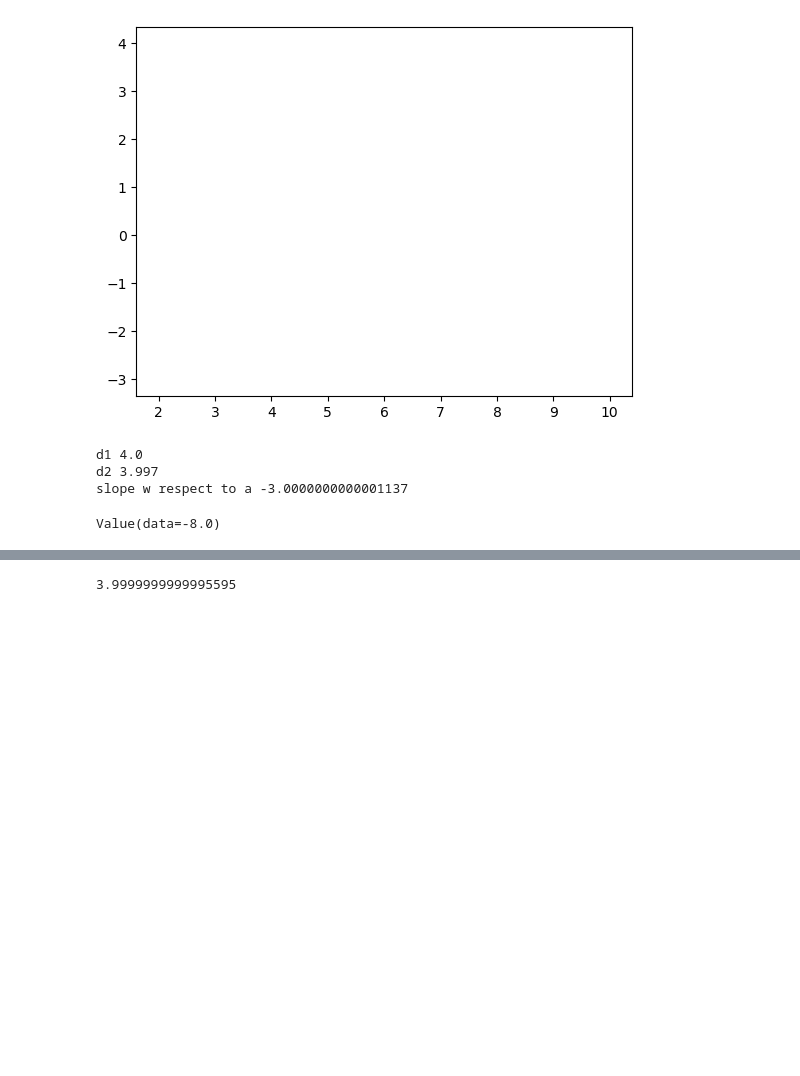
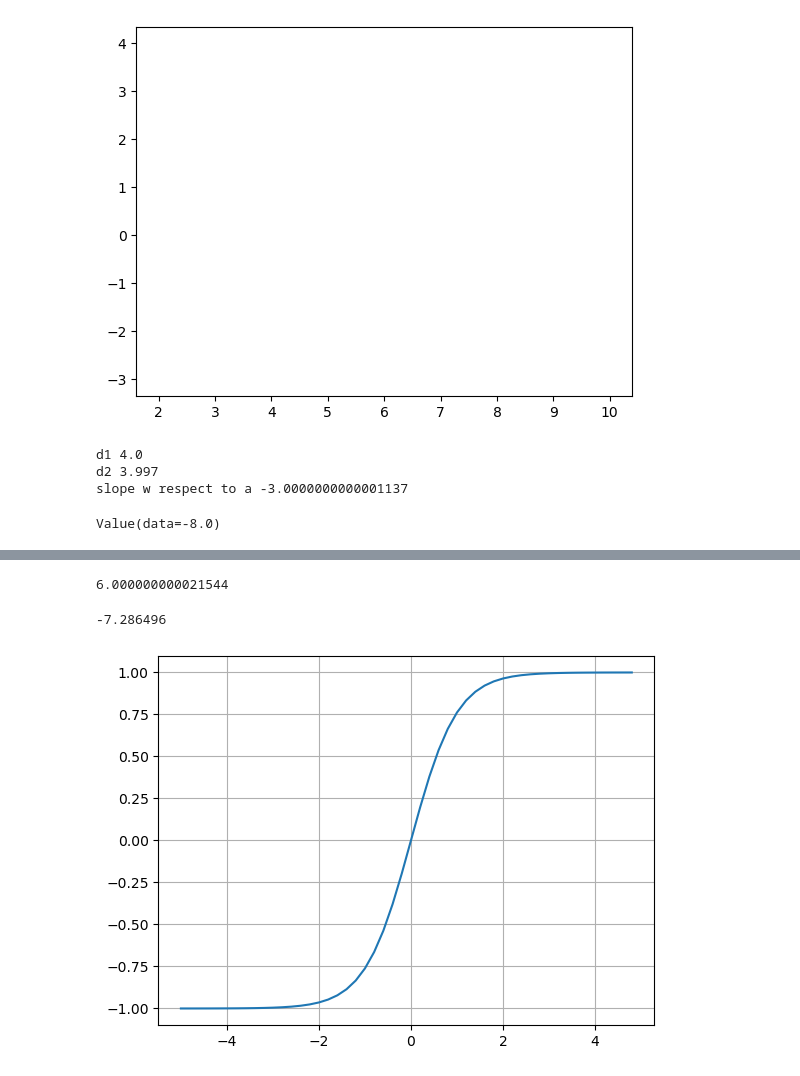
Before and after one commit to marlonmisra/karpathy, a Jupyter notebook: micrograd_from_scratch.ipynb, the cells around one changed output, grey strips where cells are left out. Drawn from its saved outputs; the diff is of its cells as text; code cells hidden in the pictures; blank space fills up the shorter version.

```diff
--- a/micrograd_from_scratch.ipynb
+++ b/micrograd_from_scratch.ipynb
@@ -172,18 +183,33 @@ def lol():
     L=d*f; L.label='L'
     L1=L.data
 
-    a=Value(2.0, label='a')
+    a=Value(2.0 + h, label='a')
     b=Value(-3.0, label='b')
     c=Value(10.0, label='c')
     e=a*b; e.label= 'e'
     d=e+c; d.label= 'd'
-    f=Value(-2.0 +h, label='f')
+    f=Value(-2.0, label='f')
     L=d*f; L.label='L'
     L2 = L.data
 
     print((L2-L1)/h)
 lol()
 
-#calculating derivative of L with respect to h
+#calculating derivative of L with respect to a
 # %% [output]
-3.9999999999995595
+6.000000000021544
+# %%
+#make L go up how?
+#note we're using these bc they are leaf nodes
+a.data += 0.01 * a.grad
+b.data += 0.01 * b.grad
+c.data += 0.01 * c.grad
+f.data += 0.01 * f.grad
+
+e=a*b
+d=e+c
+L=d*f
+
+print(L.data)
+# %% [output]
+-7.286496
@@ -189,0 +220,4 @@ lol()
+# %%
+plt.plot(np.arange(-5,5,0.2), np.tanh(np.arange(-5,5,0.2))); plt.grid();
+# %% [output]
+[figure, added]
```
Also changed, not shown: parts of 8 cells of this notebook.
